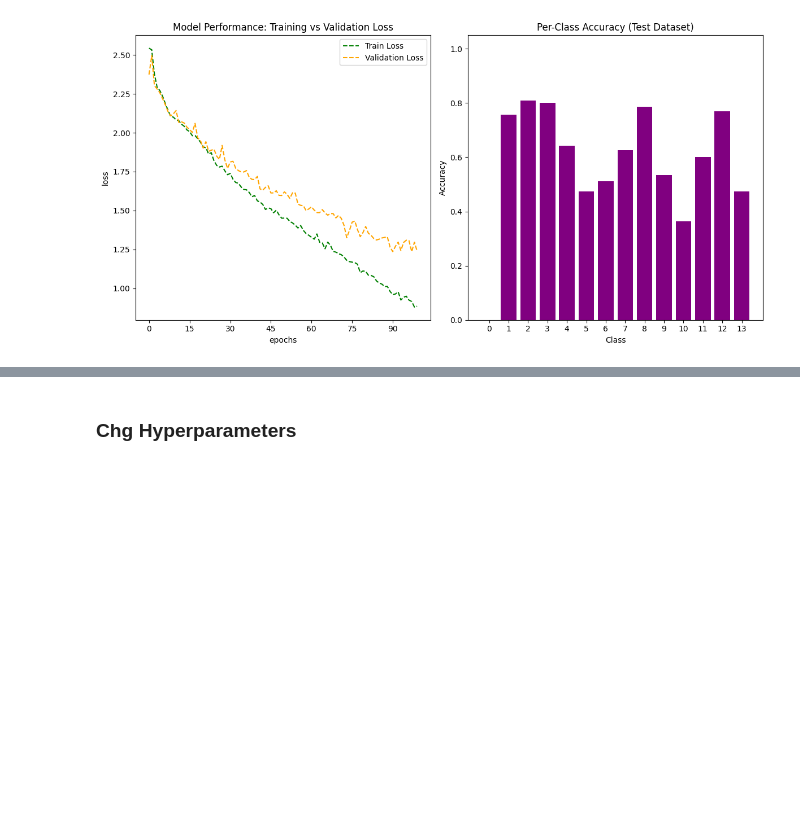
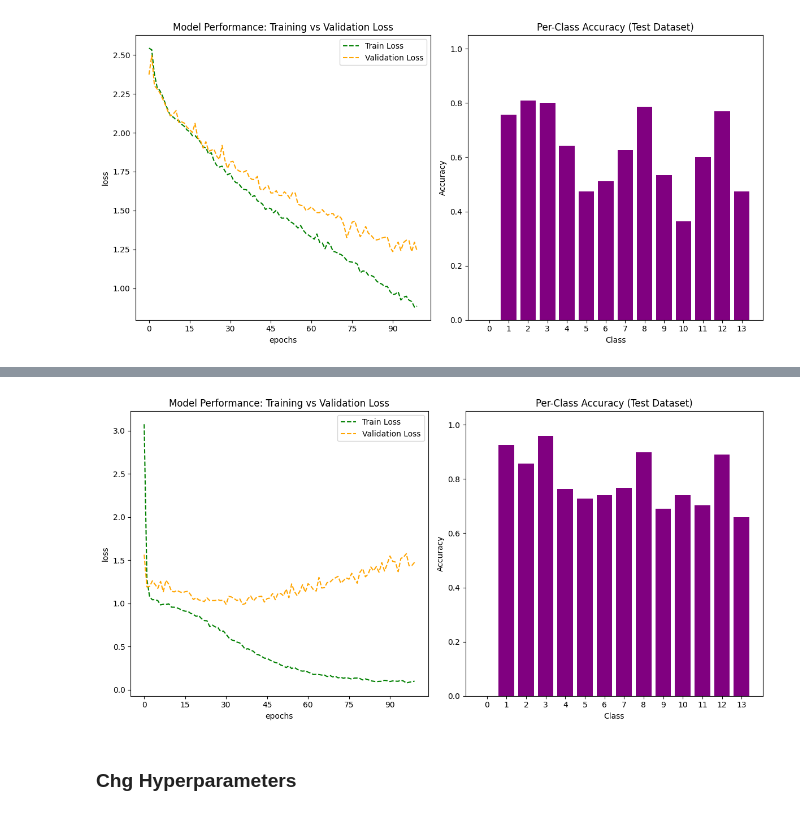
Before and after one commit to devantmarie/comp6841final, a Jupyter notebook: Project_emilio_vello.ipynb, the cells around one changed output, grey strips where cells are left out. Cells and saved outputs as stored; diff of their text form; code cells hidden in the pictures; blank space fills up the shorter version.

```diff
--- a/Project_emilio_vello.ipynb
+++ b/Project_emilio_vello.ipynb
@@ -311,3 +311,14 @@ Final Test Class Accuracy:  [0, 0.758, 0.81, 0.801, 0.642, 0.474, 0.512, 0.625,
 rlst.perform_accuracy_gether()
 # %% [output]
 [figure]
+# %%
+print("Transformer")
+trf = Transformer(input_size=seq_size)
+rtrf = ImplementDLEv(fastafile=nc_file, batch_size=batch_size,num_workers=1,
+                 model = trf, device="cpu", train_ratio = 0.7,
+                 val_ratio = 0.15,test_ratio = 0.15,lr=lr, num_epochs = num_epochs, seq_length = seq_size,
+                 subset = 0,chkpoint=True, chkpath = "chkpoints/rtrf", random_rev_compl_transform_prob=random_rev_compl_transform_prob,
+                 fastaFile2=nc_file2, fastaFile3=nc_file3)
+
+rtrf.print_settings()
+rtrf.run_train()
@@ -314,3 +343,7 @@ rlst.perform_accuracy_gether()
+# %%
+rtrf.perform_accuracy_gether()
+# %% [output]
+[figure, added]
 # %% [markdown]
 <h3>Chg Hyperparameters</h3>
 # %%
```
Also changed, not shown: parts of 3 cells of this notebook, 6 other files.
